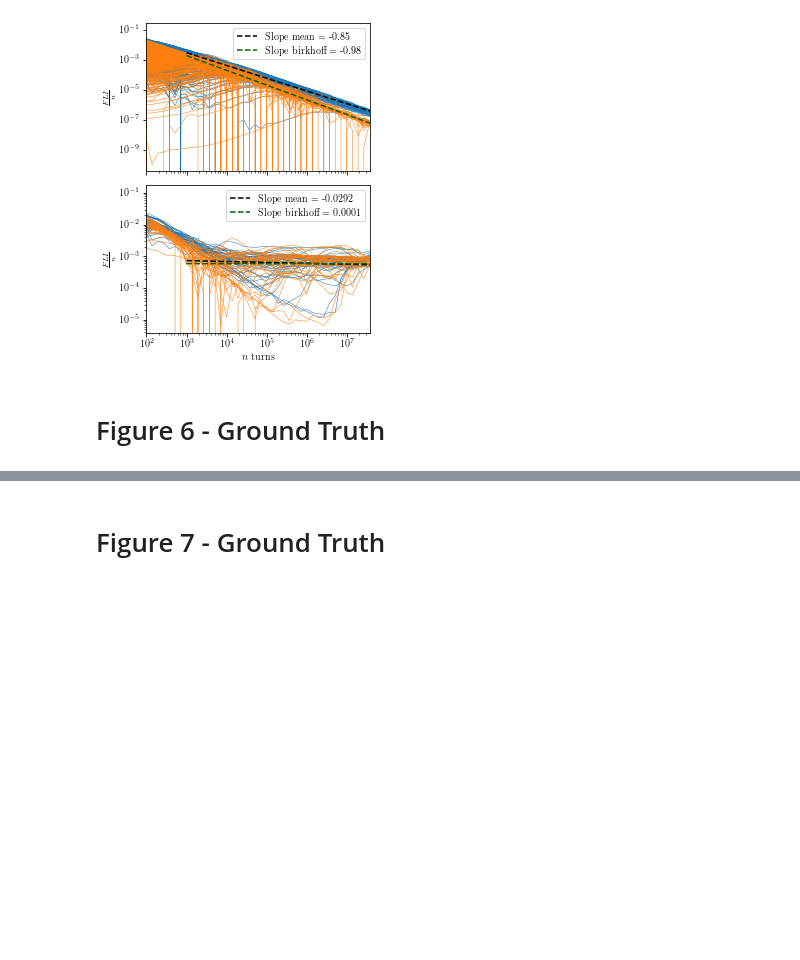
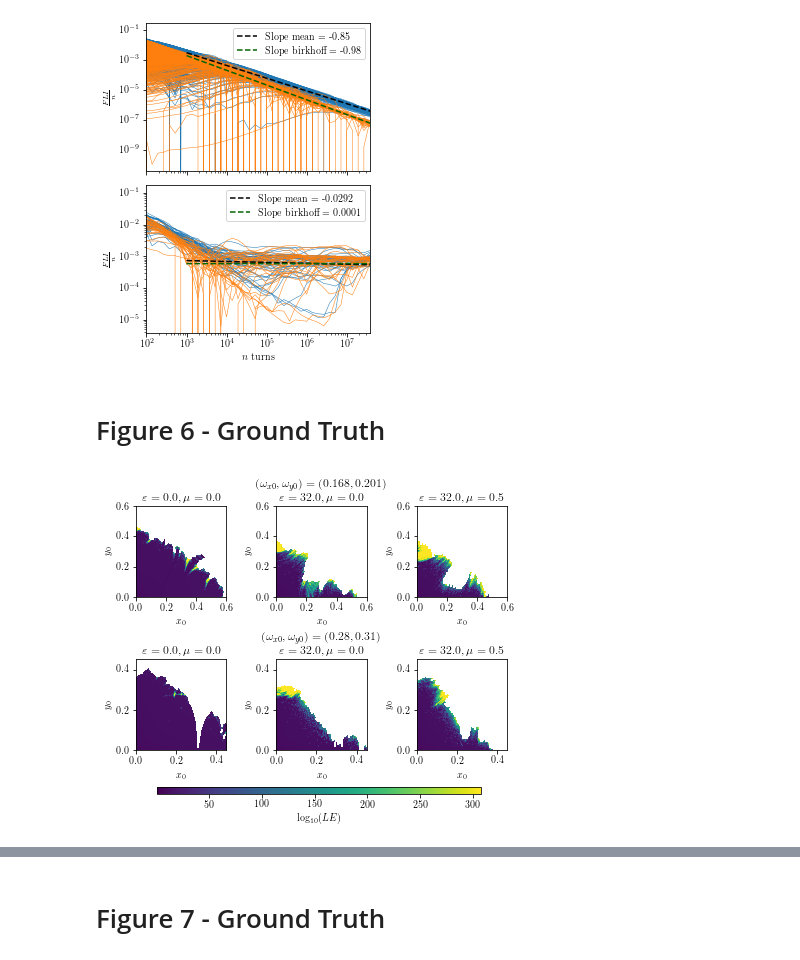
Before and after one commit to carlidel/tangent_map, a Jupyter notebook: 220914_focused_analysis/PLOTS_FOR_PAPER.ipynb, the cells around one changed output, grey strips where cells are left out. Saved outputs shown, nothing was run; the diff lists cells and outputs as text; code cells hidden in the pictures; blank space fills up the shorter version.

```diff
--- a/220914_focused_analysis/PLOTS_FOR_PAPER.ipynb
+++ b/220914_focused_analysis/PLOTS_FOR_PAPER.ipynb
@@ -715,10 +715,18 @@ epsilon = EPSILONS[0]
 mu = MUS[0]
 
 f_stab = h5py.File(os.path.join(OUTDIR, tune + epsilon + mu + "analysis_type_stability_stability.h5"), "r")
+f_lyap = h5py.File(os.path.join(OUTDIR, tune + epsilon + mu + "analysis_type_tangent_map_tangent_stuff.h5"), "r")
 
 data = f_stab["stability"][:]
+mask = np.log10(data) == 8
 
-axs[1, 0].imshow(np.log10(data).reshape(samples, samples), origin="lower", extent=EXTENT, cmap="viridis")
+ground_truth_data = f_lyap['100000000/lyapunov_error'][:]
+ground_truth_data[np.isinf(ground_truth_data)] = np.nanmax(ground_truth_data[~np.isinf(ground_truth_data)])
+ground_truth_data[mask & (np.isnan(ground_truth_data))] = np.nanmax(ground_truth_data[~np.isinf(ground_truth_data)])
+ground_truth_data[~mask] = np.nan
+ground_truth_data = np.log10(ground_truth_data)
+
+axs[1, 0].imshow((ground_truth_data).reshape(samples, samples), origin="lower", extent=EXTENT, cmap="viridis")
 axs[1, 0].set_title(" \n$\\varepsilon = 0.0, \\mu = 0.0$")
 axs[1, 0].set_xlabel("$x_0$")
 axs[1, 0].set_ylabel("$y_0$")
@@ -727,10 +735,18 @@ epsilon = EPSILONS[1]
 mu = MUS[0]
 
 f_stab = h5py.File(os.path.join(OUTDIR, tune + epsilon + mu + "analysis_type_stability_stability.h5"), "r")
+f_lyap = h5py.File(os.path.join(OUTDIR, tune + epsilon + mu + "analysis_type_tangent_map_tangent_stuff.h5"), "r")
 
 data = f_stab["stability"][:]
+mask = np.log10(data) == 8
 
-axs[1, 1].imshow(np.log10(data).reshape(samples, samples), origin="lower", extent=EXTENT, cmap="viridis")
+ground_truth_data = f_lyap['100000000/lyapunov_error'][:]
+ground_truth_data[np.isinf(ground_truth_data)] = np.nanmax(ground_truth_data[~np.isinf(ground_truth_data)])
+ground_truth_data[mask & (np.isnan(ground_truth_data))] = np.nanmax(ground_truth_data[~np.isinf(ground_truth_data)])
+ground_truth_data[~mask] = np.nan
+ground_truth_data = np.log10(ground_truth_data)
+
+axs[1, 1].imshow(ground_truth_data.reshape(samples, samples), origin="lower", extent=EXTENT, cmap="viridis")
 axs[1, 1].set_title("$(\\omega_{{x0}}, \\omega_{{y0}})=(0.28, 0.31)$\n$\\varepsilon = 32.0, \\mu = 0.0$")
 axs[1, 1].set_xlabel("$x_0$")
 axs[1, 1].set_ylabel("$y_0$")
@@ -739,10 +755,18 @@ epsilon = EPSILONS[1]
 mu = MUS[2]
 
 f_stab = h5py.File(os.path.join(OUTDIR, tune + epsilon + mu + "analysis_type_stability_stability.h5"), "r")
+f_lyap = h5py.File(os.path.join(OUTDIR, tune + epsilon + mu + "analysis_type_tangent_map_tangent_stuff.h5"), "r")
 
 data = f_stab["stability"][:]
+mask = np.log10(data) == 8
 
-axs[1, 2].imshow(np.log10(data).reshape(samples, samples), origin="lower", extent=EXTENT, cmap="viridis")
+ground_truth_data = f_lyap['100000000/lyapunov_error'][:]
+ground_truth_data[np.isinf(ground_truth_data)] = np.nanmax(ground_truth_data[~np.isinf(ground_truth_data)])
+ground_truth_data[mask & (np.isnan(ground_truth_data))] = np.nanmax(ground_truth_data[~np.isinf(ground_truth_data)])
+ground_truth_data[~mask] = np.nan
+ground_truth_data = np.log10(ground_truth_data)
+
+axs[1, 2].imshow(ground_truth_data.reshape(samples, samples), origin="lower", extent=EXTENT, cmap="viridis")
 axs[1, 2].set_title(" \n$\\varepsilon = 32.0, \\mu = 0.5$")
 axs[1, 2].set_xlabel("$x_0$")
 axs[1, 2].set_ylabel("$y_0$")
@@ -755,9 +779,18 @@ epsilon = EPSILONS[0]
 mu = MUS[0]
 
 f_stab = h5py.File(os.path.join(OUTDIR, tune + epsilon + mu + "analysis_type_stability_stability.h5"), "r")
+f_lyap = h5py.File(os.path.join(OUTDIR, tune + epsilon + mu + "analysis_type_tangent_map_tangent_stuff.h5"), "r")
 
 data = f_stab["stability"][:]
-axs[0, 0].imshow(np.log10(data).reshape(samples, samples), origin="lower", extent=EXTENT, cmap="viridis")
+mask = np.log10(data) == 8
+
+ground_truth_data = f_lyap['100000000/lyapunov_error'][:]
+ground_truth_data[np.isinf(ground_truth_data)] = np.nanmax(ground_truth_data[~np.isinf(ground_truth_data)])
+ground_truth_data[mask & (np.isnan(ground_truth_data))] = np.nanmax(ground_truth_data[~np.isinf(ground_truth_data)])
+ground_truth_data[~mask] = np.nan
+ground_truth_data = np.log10(ground_truth_data)
+
+axs[0, 0].imshow((ground_truth_data).reshape(samples, samples), origin="lower", extent=EXTENT, cmap="viridis")
 axs[0, 0].set_title(" \n$\\varepsilon = 0.0, \\mu = 0.0$")
 axs[0, 0].set_xlabel("$x_0$")
 axs[0, 0].set_ylabel("$y_0$")
@@ -765,34 +798,54 @@ axs[0, 0].set_ylabel("$y_0$")
 epsilon = EPSILONS[1]
 mu = MUS[0]
 
 f_stab = h5py.File(os.path.join(OUTDIR, tune + epsilon + mu + "analysis_type_stability_stability.h5"), "r")
+f_lyap = h5py.File(os.path.join(OUTDIR, tune + epsilon + mu + "analysis_type_tangent_map_tangent_stuff.h5"), "r")
 
 data = f_stab["stability"][:]
-axs[0, 1].imshow(np.log10(data).reshape(samples, samples), origin="lower", extent=EXTENT, cmap="viridis")
+mask = np.log10(data) == 8
+
+ground_truth_data = f_lyap['100000000/lyapunov_error'][:]
+ground_truth_data[np.isinf(ground_truth_data)] = np.nanmax(ground_truth_data[~np.isinf(ground_truth_data)])
+ground_truth_data[mask & (np.isnan(ground_truth_data))] = np.nanmax(ground_truth_data[~np.isinf(ground_truth_data)])
+ground_truth_data[~mask] = np.nan
+ground_truth_data = np.log10(ground_truth_data)
+
+axs[0, 1].imshow((ground_truth_data).reshape(samples, samples), origin="lower", extent=EXTENT, cmap="viridis")
 axs[0, 1].set_title("$(\\omega_{{x0}}, \\omega_{{y0}})=(0.168, 0.201)$\n$\\varepsilon = 32.0, \\mu = 0.0$")
 axs[0, 1].set_xlabel("$x_0$")
 axs[0, 1].set_ylabel("$y_0$")
 
 epsilon = EPSILONS[1]
 mu = MUS[2]
 
 f_stab = h5py.File(os.path.join(OUTDIR, tune + epsilon + mu + "analysis_type_stability_stability.h5"), "r")
+f_lyap = h5py.File(os.path.join(OUTDIR, tune + epsilon + mu + "analysis_type_tangent_map_tangent_stuff.h5"), "r")
 
 data = f_stab["stability"][:]
-mappable = axs[0, 2].imshow(np.log10(data).reshape(samples, samples), origin="lower", extent=EXTENT, cmap="viridis")
+mask = np.log10(data) == 8
+
+ground_truth_data = f_lyap['100000000/lyapunov_error'][:]
+ground_truth_data[np.isinf(ground_truth_data)] = np.nanmax(ground_truth_data[~np.isinf(ground_truth_data)])
+ground_truth_data[mask & (np.isnan(ground_truth_data))] = np.nanmax(ground_truth_data[~np.isinf(ground_truth_data)])
+ground_truth_data[~mask] = np.nan
+ground_truth_data = np.log10(ground_truth_data)
+
+mappable = axs[0, 2].imshow((ground_truth_data).reshape(samples, samples), origin="lower", extent=EXTENT, cmap="viridis")
 axs[0, 2].set_title(" \n$\\varepsilon = 32.0, \\mu = 0.5$")
 axs[0, 2].set_xlabel("$x_0$")
 axs[0, 2].set_ylabel("$y_0$")
 
 # pre-adapt the figure to the colorbar
 plt.tight_layout()
 
 # make rows closer together
 plt.subplots_adjust(hspace=0.001)
 
 # create common colorbar at the bottom
 cbar_ax = fig.add_axes([0.15, 0.04, 0.75, 0.02])
-fig.colorbar(mappable, cax=cbar_ax, orientation="horizontal", label="log10(stability time)")
+fig.colorbar(mappable, cax=cbar_ax, orientation="horizontal", label="$\\log_{{10}}(LE)$")
 
 # save figure
-plt.savefig(os.path.join(FIGDIR, f"stability.{FORMAT}"), bbox_inches="tight", dpi=DPI)
+plt.savefig(os.path.join(FIGDIR, f"gt_example_colormap.{FORMAT}"), bbox_inches="tight", dpi=DPI)
+# %% [output]
+[figure, added]
```
Also changed, not shown: parts of 2 cells of this notebook.
